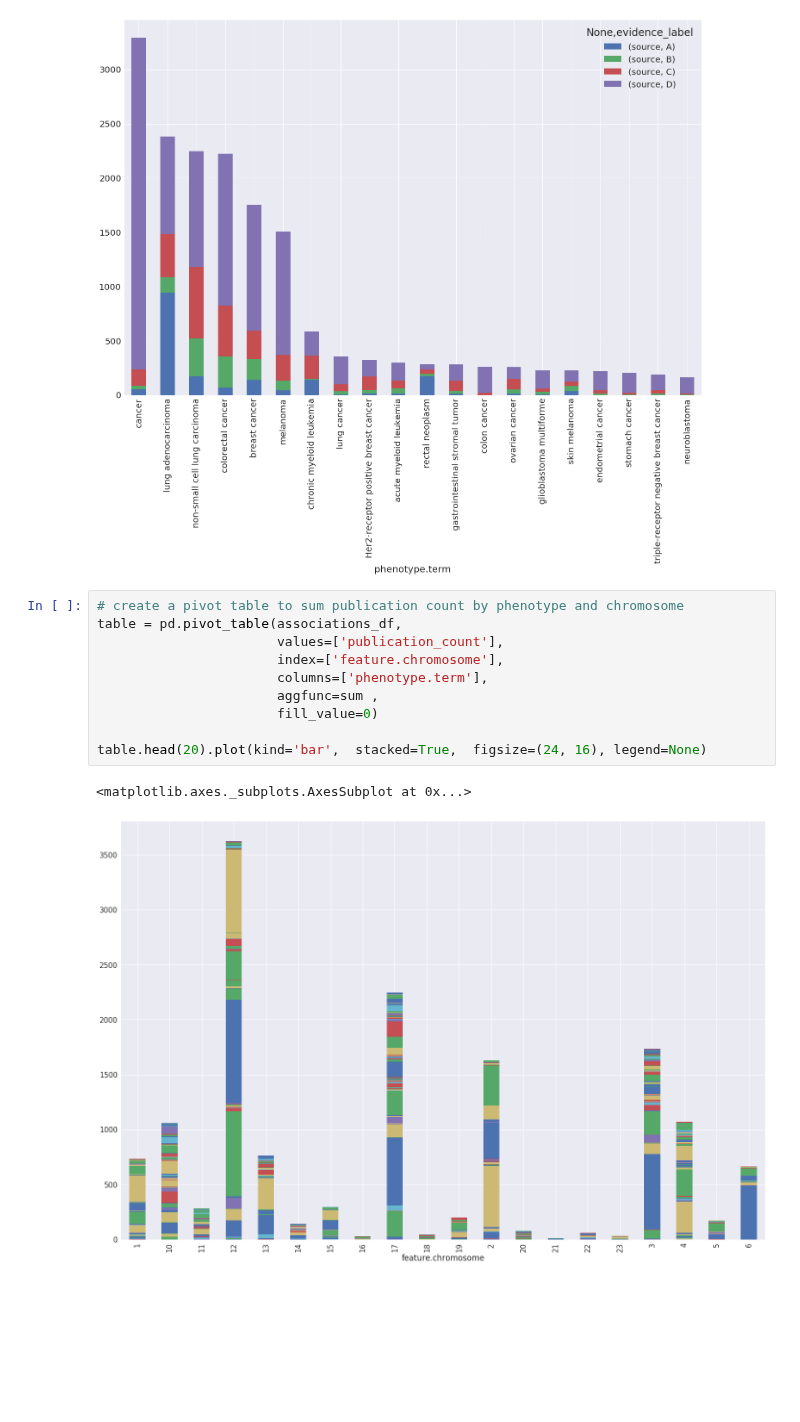
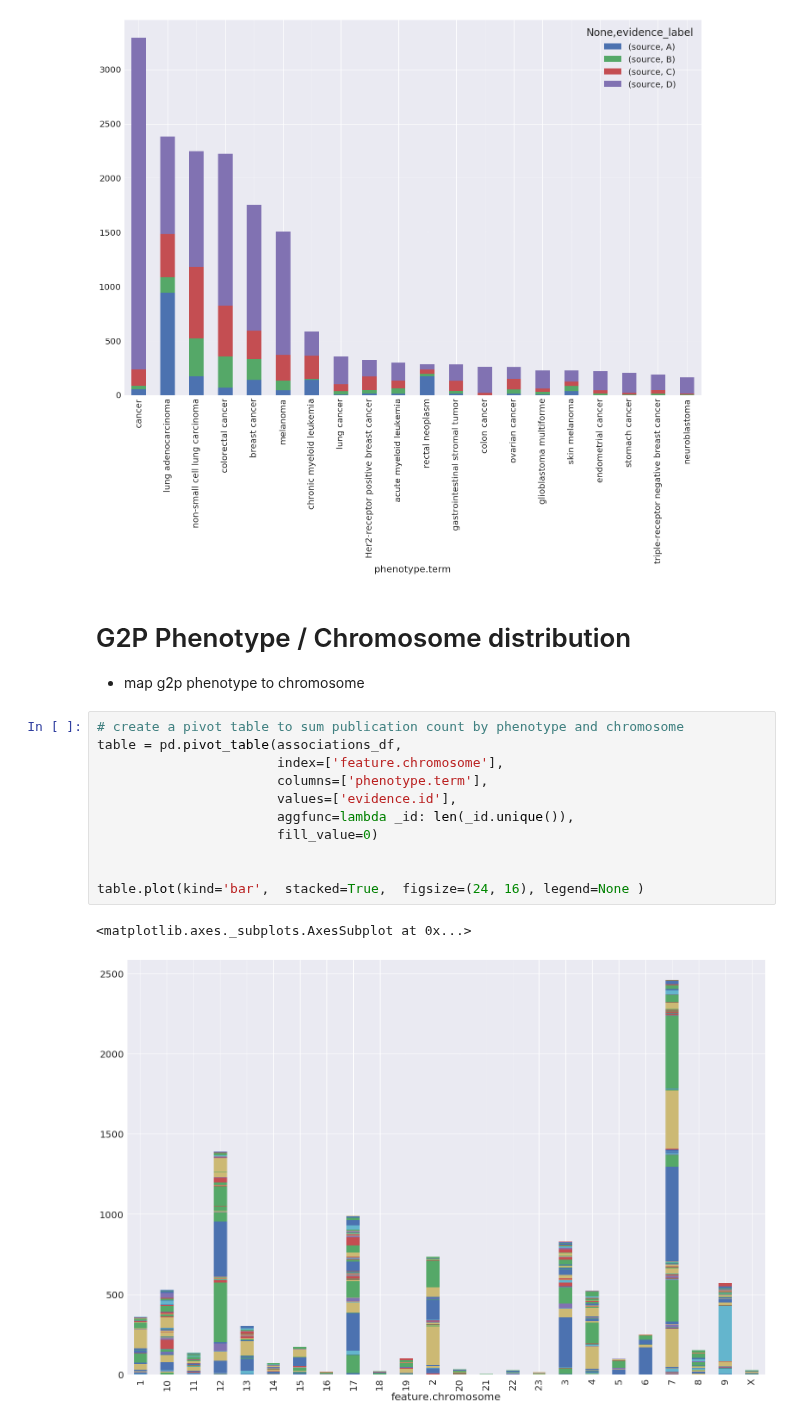
Before and after one commit to ohsu-comp-bio/g2p-aggregator, a Jupyter notebook: notebooks/associations_dataframe.ipynb, the cells around one changed output. Drawn from its saved outputs; the diff is of its cells as text; blank space fills up the shorter version.

```diff
--- a/notebooks/associations_dataframe.ipynb
+++ b/notebooks/associations_dataframe.ipynb
@@ -130,16 +171,20 @@ table.head(20).plot(kind='bar',  stacked=True,  figsize=(24, 16))
 # %% [output]
 <matplotlib.axes._subplots.AxesSubplot at 0x...>
 [figure]
+# %% [markdown]
+# G2P Phenotype / Chromosome distribution
+* map g2p phenotype to chromosome
 # %%
 # create a pivot table to sum publication count by phenotype and chromosome
 table = pd.pivot_table(associations_df,
-                       values=['publication_count'],
                        index=['feature.chromosome'],
                        columns=['phenotype.term'],
-                       aggfunc=sum ,
+                       values=['evidence.id'],
+                       aggfunc=lambda _id: len(_id.unique()),
                        fill_value=0)
 
-table.head(20).plot(kind='bar',  stacked=True,  figsize=(24, 16), legend=None)
+
+table.plot(kind='bar',  stacked=True,  figsize=(24, 16), legend=None )
 # %% [output]
 <matplotlib.axes._subplots.AxesSubplot at 0x...>
-[figure, old version]
+[figure, new version]
```
Also changed, not shown: parts of 14 cells of this notebook, 2 other files.
